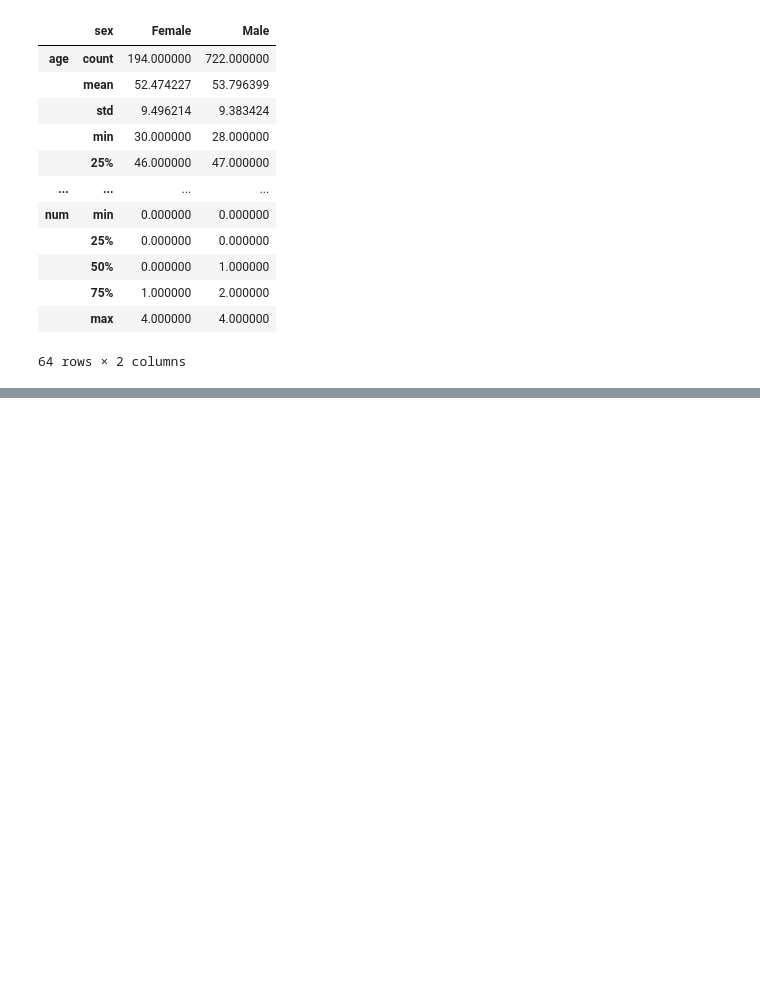
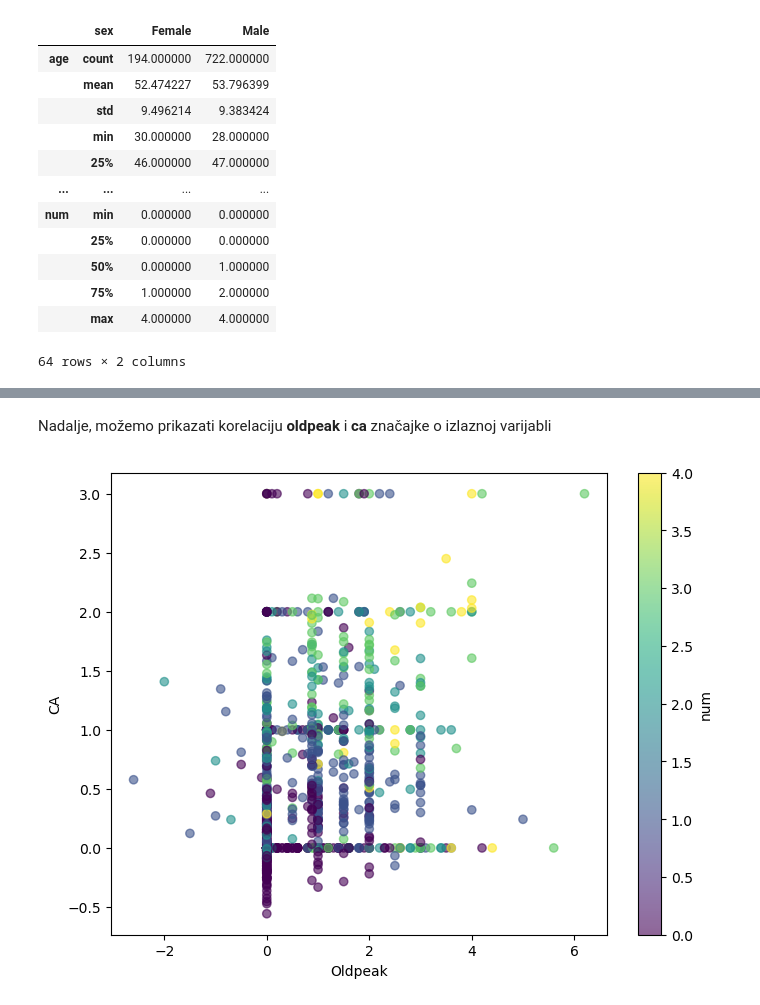
Before and after one commit to lucijaprodan/UZOP-project, a Jupyter notebook: ML_hf_analysis.ipynb, the cells around one changed output, grey strips where cells are left out. Saved outputs shown, nothing was run; the diff lists cells and outputs as text; code cells hidden in the pictures; blank space fills up the shorter version.

```diff
--- a/ML_hf_analysis.ipynb
+++ b/ML_hf_analysis.ipynb
@@ -682,0 +714,11 @@ plt.show()
+# %% [markdown]
+Nadalje, možemo prikazati korelaciju **oldpeak** i **ca** značajke o izlaznoj varijabli
+# %%
+plt.figure(figsize=(8, 6))
+plt.scatter(df2['oldpeak'], df2['ca'], c=df2['num'], cmap='viridis', alpha=0.6)
+plt.colorbar(label='num')
+plt.xlabel('Oldpeak')
+plt.ylabel('CA')
+plt.show()
+# %% [output]
+[figure, added]
```
Also changed, not shown: parts of 16 cells of this notebook.
